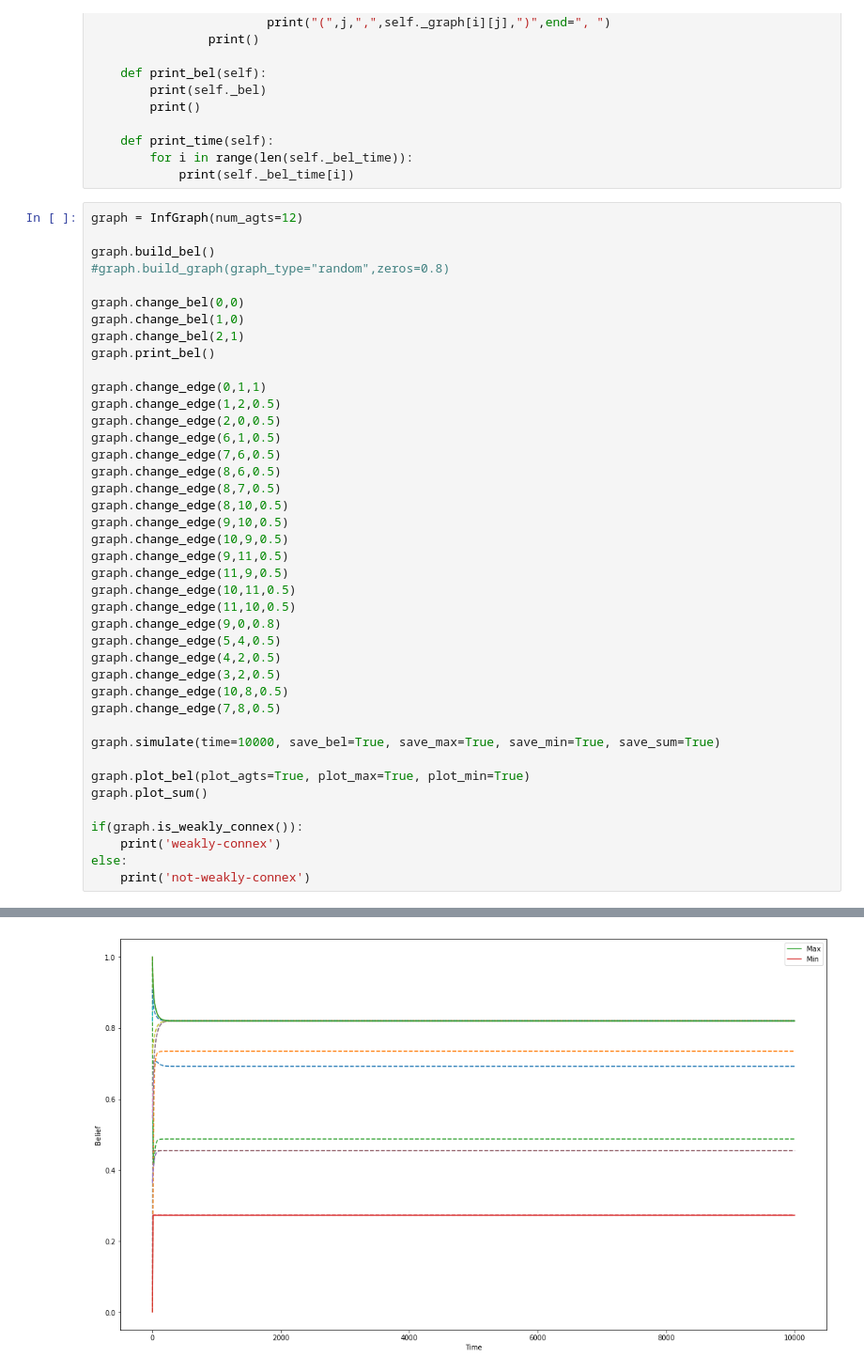
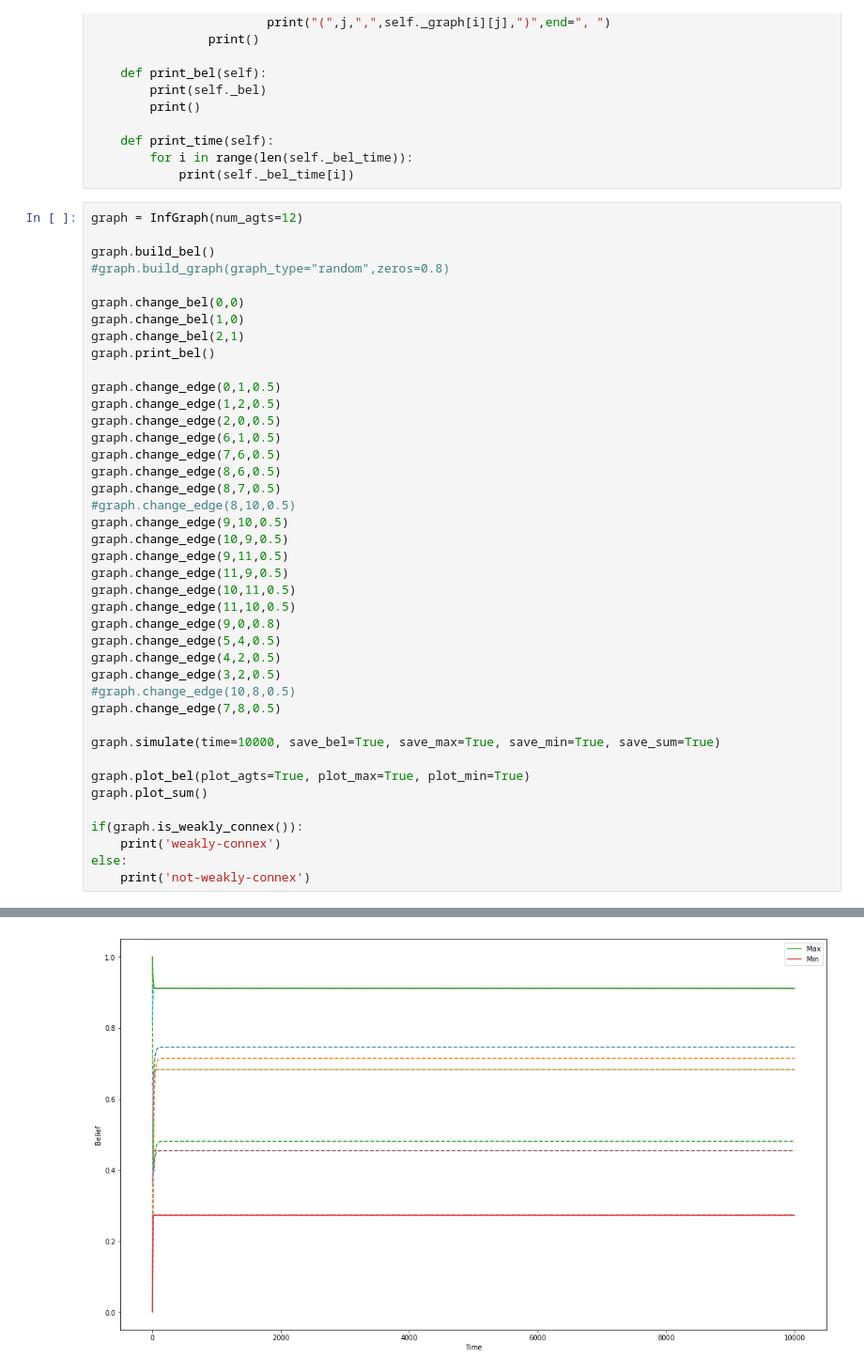
Before and after one commit to bernardoamorim/polarization, a Jupyter notebook: code/inf_simulation.ipynb, the cells around one changed output, grey strips where cells are left out. Shown at 94% size. Saved outputs shown, nothing was run; the diff lists cells and outputs as text.

```diff
--- a/code/inf_simulation.ipynb
+++ b/code/inf_simulation.ipynb
@@ -296,38 +296,38 @@ graph.change_bel(1,0)
 graph.change_bel(2,1)
 graph.print_bel()
 
-graph.change_edge(0,1,1)
+graph.change_edge(0,1,0.5)
 graph.change_edge(1,2,0.5)
 graph.change_edge(2,0,0.5)
 graph.change_edge(6,1,0.5)
 graph.change_edge(7,6,0.5)
 graph.change_edge(8,6,0.5)
 graph.change_edge(8,7,0.5)
-graph.change_edge(8,10,0.5)
+#graph.change_edge(8,10,0.5)
 graph.change_edge(9,10,0.5)
 graph.change_edge(10,9,0.5)
 graph.change_edge(9,11,0.5)
 graph.change_edge(11,9,0.5)
 graph.change_edge(10,11,0.5)
 graph.change_edge(11,10,0.5)
 graph.change_edge(9,0,0.8)
 graph.change_edge(5,4,0.5)
 graph.change_edge(4,2,0.5)
 graph.change_edge(3,2,0.5)
-graph.change_edge(10,8,0.5)
+#graph.change_edge(10,8,0.5)
 graph.change_edge(7,8,0.5)
 
 graph.simulate(time=10000, save_bel=True, save_max=True, save_min=True, save_sum=True)
 
 graph.plot_bel(plot_agts=True, plot_max=True, plot_min=True)
 graph.plot_sum()
 
 if(graph.is_weakly_connex()):
     print('weakly-connex')
 else:
     print('not-weakly-connex')
 # %% [output]
 [ 0.          0.          1.          0.27272727  0.36363636  0.45454545
   0.54545455  0.63636364  0.72727273  0.81818182  0.90909091  1.        ]
-[figure, old version]
+[figure, new version]
 not-weakly-connex
```
Also changed, not shown: parts of 3 cells of this notebook, 1 other file.
